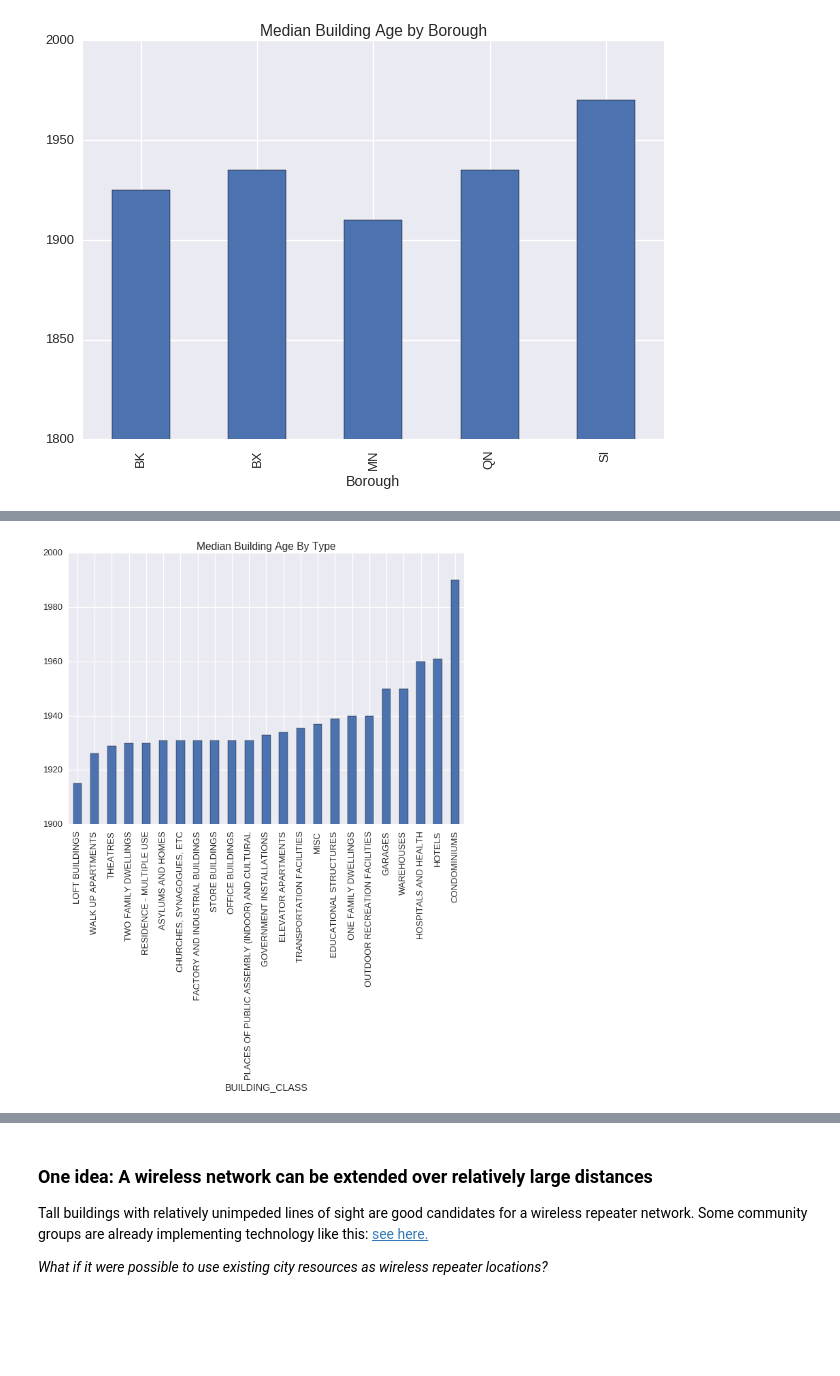
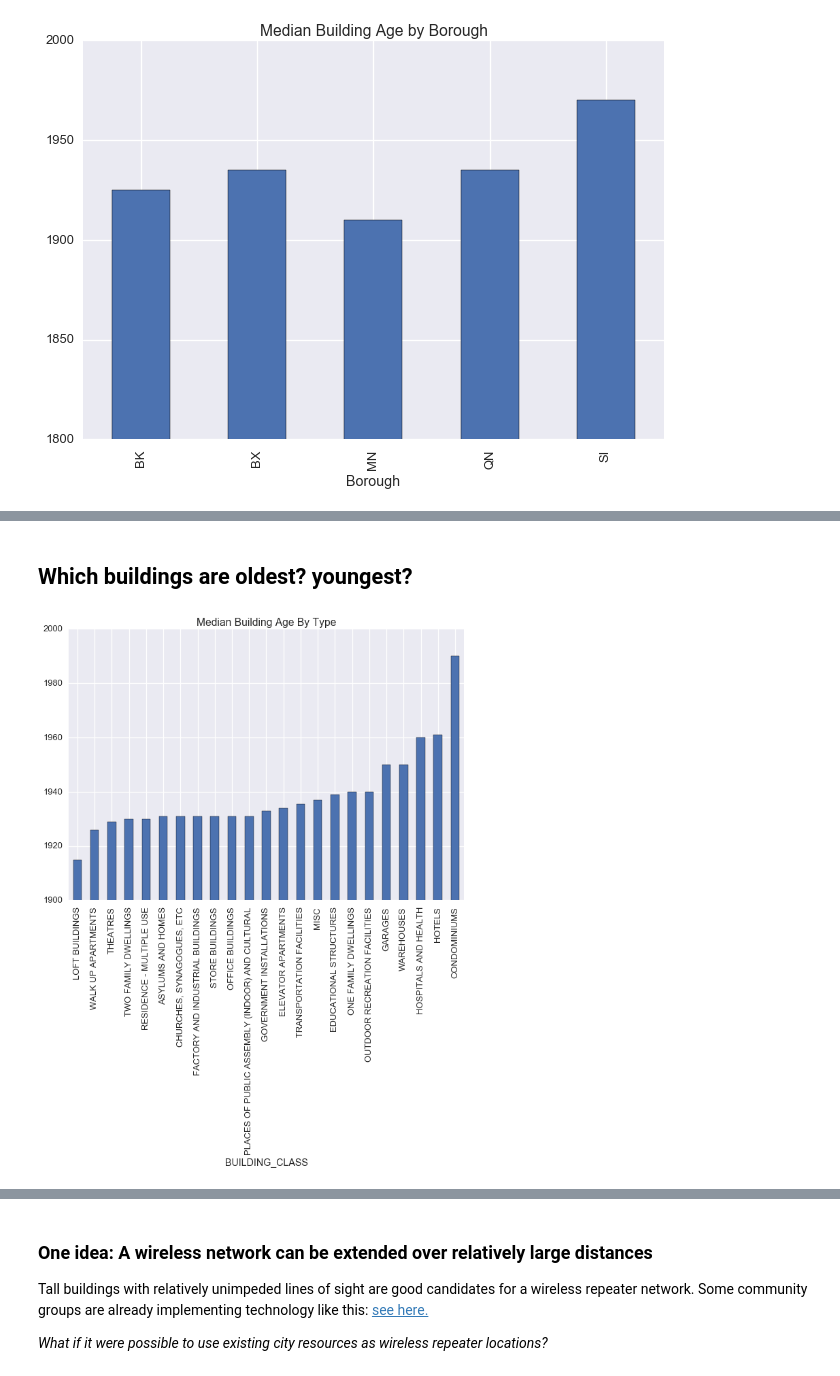
Before and after one commit to MODA-NYC/smart_cities_17, a Jupyter notebook: SmartCities.ipynb, the cells around one changed output, grey strips where cells are left out. Drawn from its saved outputs; the diff is of its cells as text; code cells hidden in the pictures; blank space fills up the shorter version.

```diff
--- a/SmartCities.ipynb
+++ b/SmartCities.ipynb
@@ -98,10 +116,13 @@ age = age.set_ylim(1800,2000)
+# %% [markdown]
+## Which buildings are oldest? youngest?
 # %%
-age = PLUTO.groupby('BUILDING_CLASS')['YearBuilt'].median().sort_values().plot(kind = 'bar',\
-                        title = 'Median Building Age By Type')
+age = PLUTO.groupby('BUILDING_CLASS')['YearBuilt'].median()\
+                        .sort_values()\
+                        .plot(kind = 'bar', title = 'Median Building Age By Type')
 
 age = age.set_ylim(1900,2000)
 # %% [output]
-[figure, old version]
+[figure, new version]
 # %% [markdown]
 ## A real-world example: Broadband Internet Access
 
```
Also changed, not shown: parts of 13 cells of this notebook, 1 other file.
